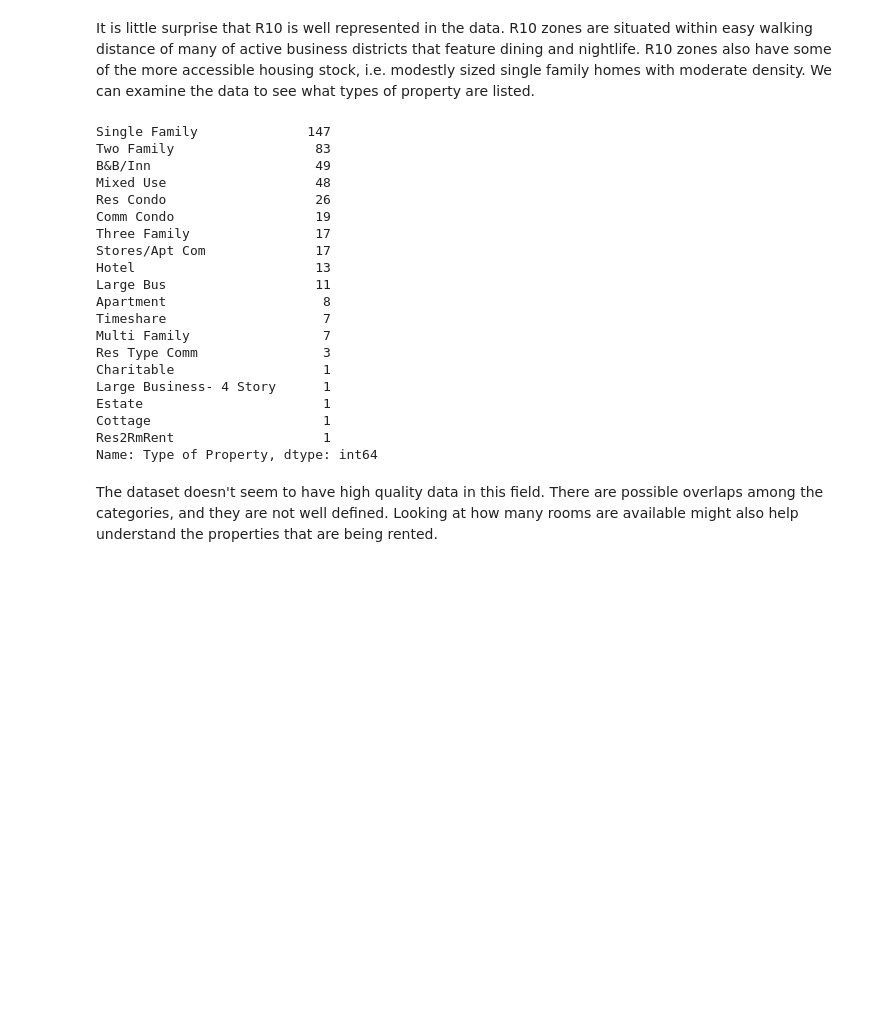
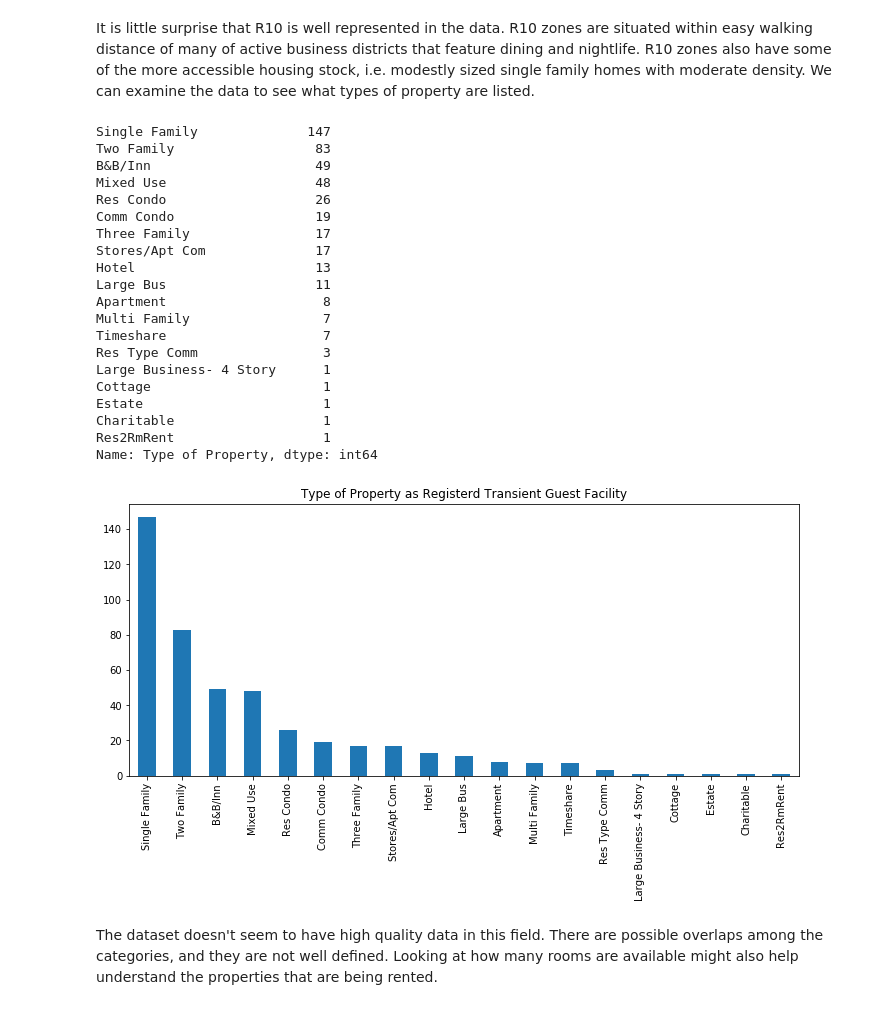
Before and after one commit to paulopperman/short-term-rental-research, a Jupyter notebook: STR Data Exploration.ipynb, the cells around one changed output. Saved outputs shown, nothing was run; the diff lists cells and outputs as text; code cells hidden in the pictures; blank space fills up the shorter version.

Commit message:
add property record analysis

```diff
--- a/STR Data Exploration.ipynb
+++ b/STR Data Exploration.ipynb
@@ -90,7 +86,7 @@ According to this dataset, 1/4 of the `entire home/apt` listings are available f
 ## City of Newport Registered Transient Guest Facilities 2021
 This data was provided by the City of Newport in 2021.
 # %%
-guest_facility_data = pd.read_excel('Copy of Transient Guest Facilities 2021.xlsx', dtype={'Zoning District':'category', 'Type of Property':'category'})
+guest_facility_data = pd.read_excel('Copy of Transient Guest Facilities 2021.xlsx', dtype={'Plat': 'str', 'Zoning District':'category', 'Type of Property':'category'})
 guest_facility_data.drop(labels=['Email', "Owner's phone #"], axis=1, inplace=True)  # censor contact information
 guest_facility_data = guest_facility_data[1:]  # drop the test record at the start of the file
 
@@ -170,15 +166,21 @@ Stores/Apt Com              17
 Hotel                       13
 Large Bus                   11
 Apartment                    8
+Multi Family                 7
 Timeshare                    7
-Multi Family                 7
 Res Type Comm                3
+Large Business- 4 Story      1
+Cottage                      1
+Estate                       1
 Charitable                   1
-Large Business- 4 Story      1
-Estate                       1
-Cottage                      1
 Res2RmRent                   1
 Name: Type of Property, dtype: int64
+# %%
+guest_facility_data['Type of Property'].value_counts().plot.bar(figsize=(12,5))
+plt.title('Type of Property as Registerd Transient Guest Facility')
+plt.show()
+# %% [output]
+[figure, added]
 # %% [markdown]
 The dataset doesn't seem to have high quality data in this field.  There are possible overlaps among the categories, and they are not well defined.  Looking at how many rooms are available might also help understand the properties that are being rented.
 # %%
```
Also changed, not shown: parts of 36 cells of this notebook.
